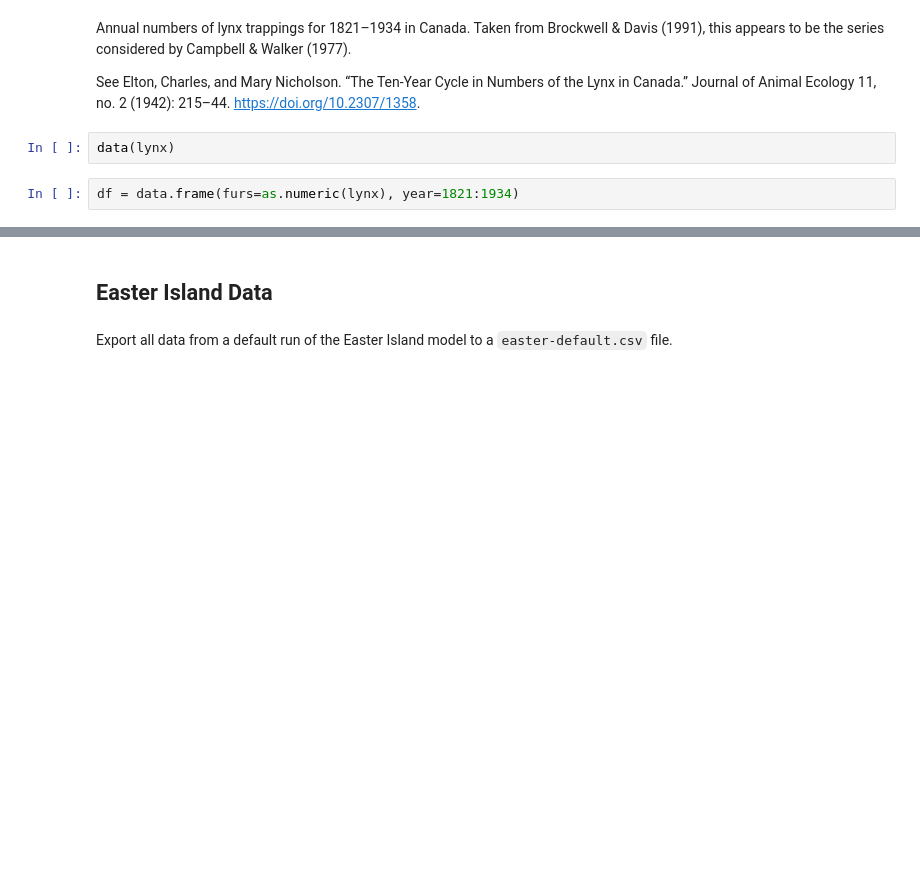
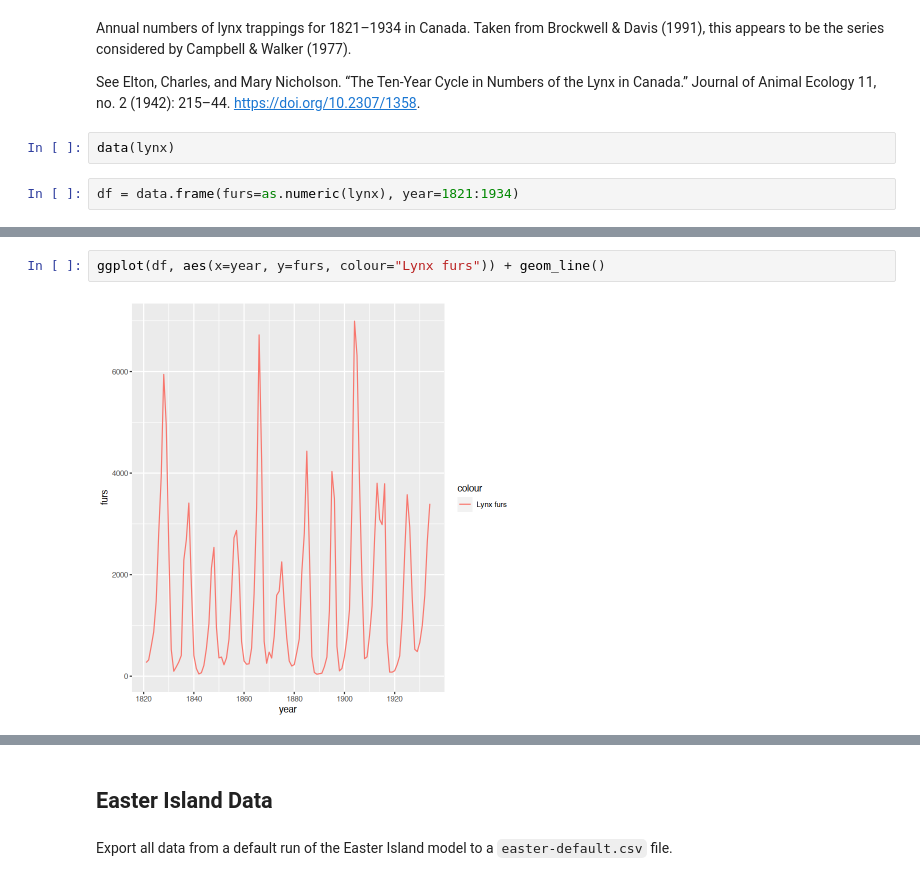
Before and after one commit to jrising/couplingsf23, a Jupyter notebook: practicum5.ipynb, the cells around one changed output, grey strips where cells are left out. Drawn from its saved outputs; the diff is of its cells as text; blank space fills up the shorter version.

```diff
--- a/practicum5.ipynb
+++ b/practicum5.ipynb
@@ -116,2 +360,6 @@ ggplot(df, aes(x=year, y=furs)) + geom_line()
+# %%
+ggplot(df, aes(x=year, y=furs, colour="Lynx furs")) + geom_line()
+# %% [output]
+[figure, added]
 # %%
 ggplot(df, aes(x=year, y=furs, colour=year > 1880)) + geom_line()
```
Also changed, not shown: parts of 74 cells of this notebook.
